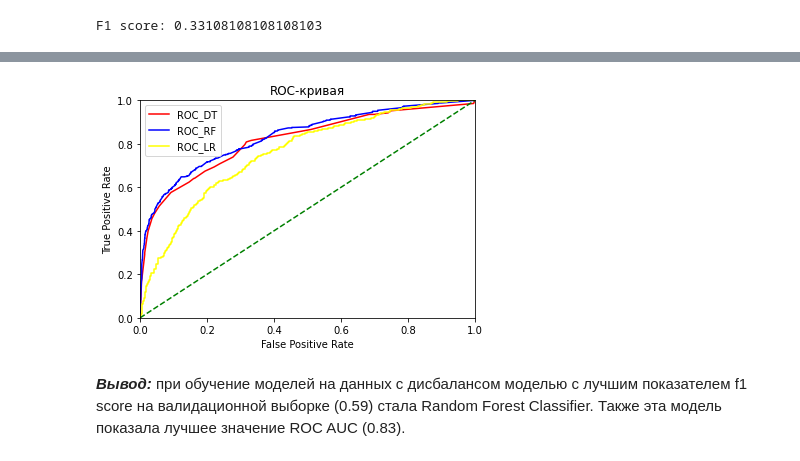
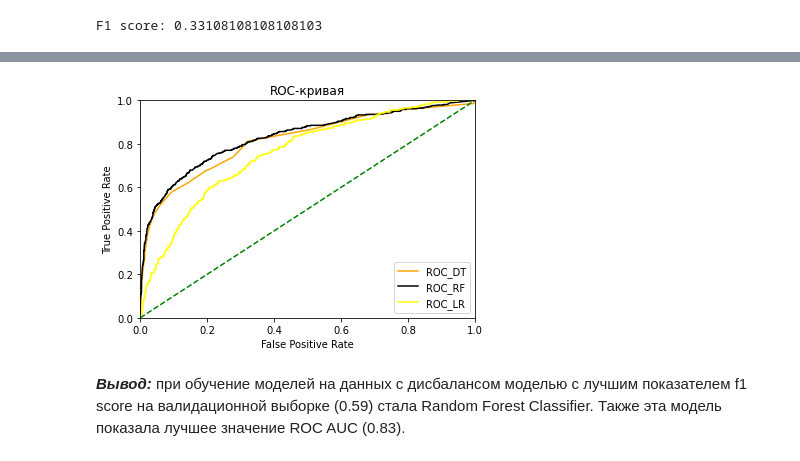
Before and after one commit to NadezhdaPetrovaa/project, a Jupyter notebook: project1.ipynb, the cells around one changed output, grey strips where cells are left out. Saved outputs shown, nothing was run; the diff lists cells and outputs as text; code cells hidden in the pictures.

Commit message:
change of colour on the chart

```diff
--- a/project1.ipynb
+++ b/project1.ipynb
@@ -340,22 +340,22 @@ ROC AUC for Logistic Regression: 0.7587134570134104
 # %%
 #построим ROC-кривую
 dt_fper, dt_tper, dt_thresholds = roc_curve(target_valid, dt_probabilities_one_valid)
 rf_fper, rf_tper, rf_thresholds = roc_curve(target_valid, rf_probabilities_one_valid)
 lr_fper, lr_tper, lr_thresholds = roc_curve(target_valid, lr_probabilities_one_valid)
 
-plt.plot(dt_fper, dt_tper, color='red', label='ROC_DT')
-plt.plot(rf_fper, rf_tper, color='blue', label='ROC_RF')
+plt.plot(dt_fper, dt_tper, color='orange', label='ROC_DT')
+plt.plot(rf_fper, rf_tper, color='black', label='ROC_RF')
 plt.plot(lr_fper, lr_tper, color='yellow', label='ROC_LR')
 plt.plot([0, 1], [0, 1], color='green', linestyle='--')
 plt.xlim([0.0, 1.0])
 plt.ylim([0.0, 1.0])
 plt.xlabel('False Positive Rate')
 plt.ylabel('True Positive Rate')
 plt.title('ROC-кривая')
 plt.legend()
 plt.show()
 # %% [output]
-[figure, old version]
+[figure, new version]
 # %% [markdown]
 ***Вывод:*** при обучение моделей на данных с дисбалансом моделью с лучшим показателем f1 score на валидационной выборке (0.59) стала Random Forest Classifier. Также эта модель показала лучшее значение ROC AUC (0.83).
 # %% [markdown]
```
Also changed, not shown: parts of 6 cells of this notebook.
